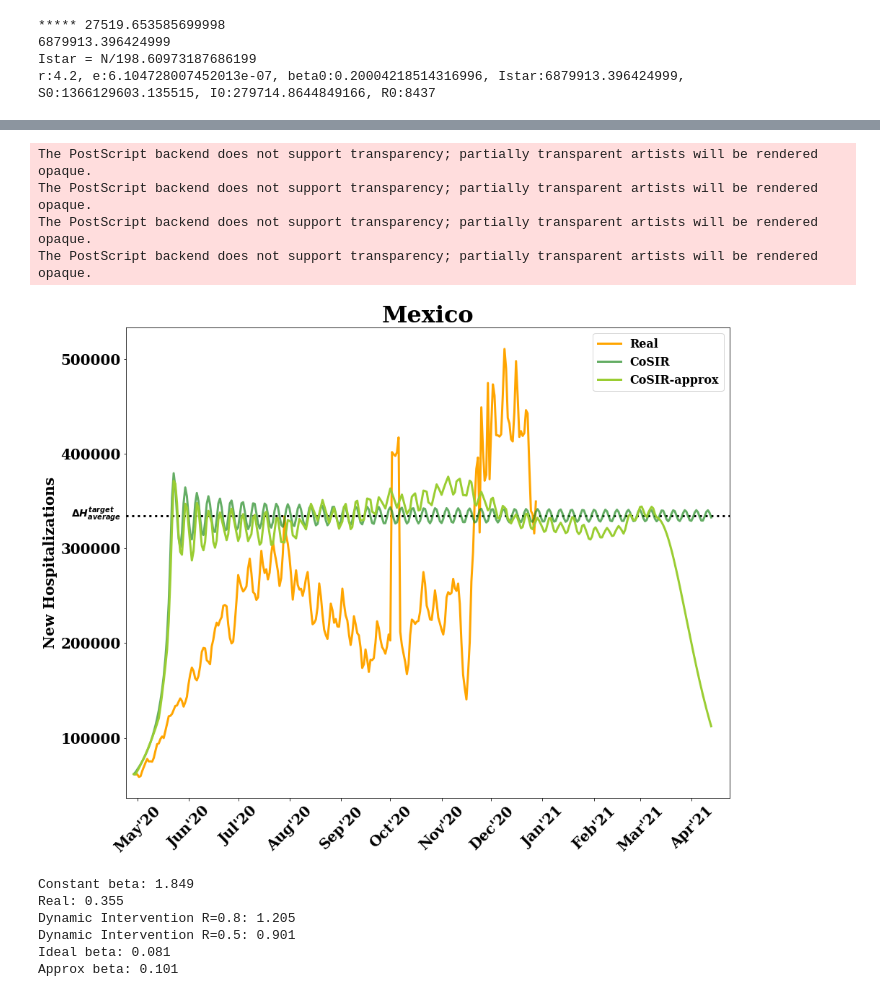
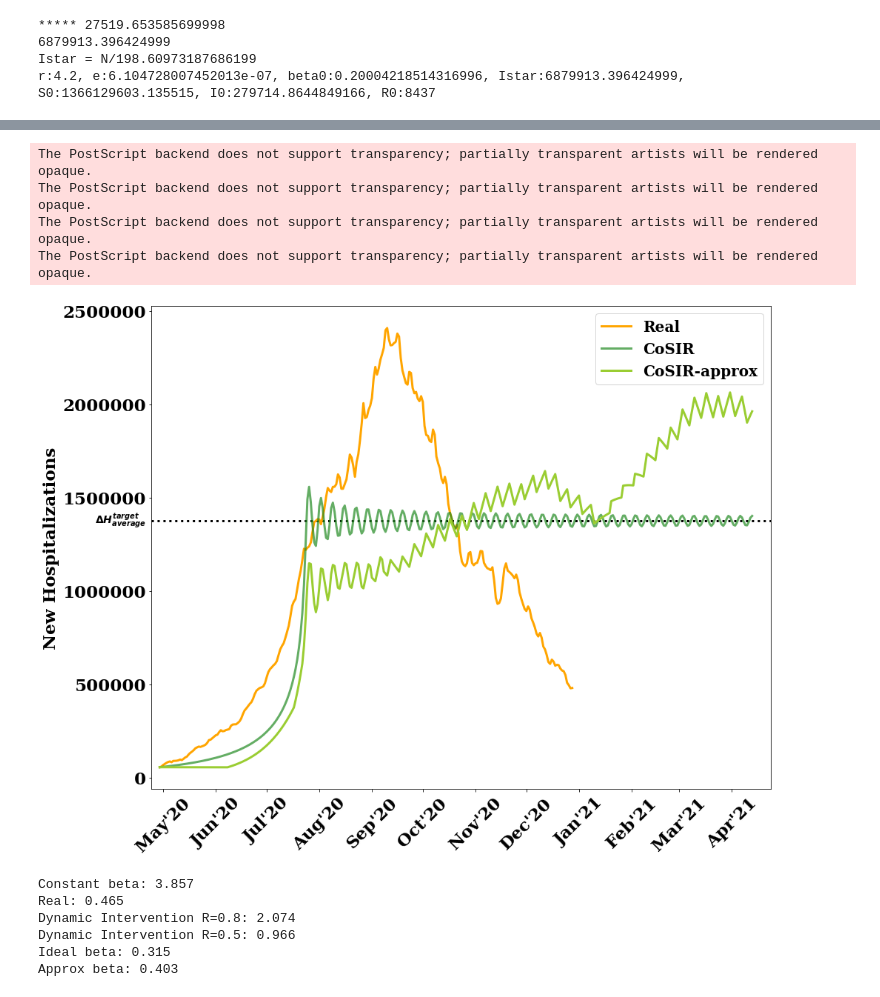
Before and after one commit to dsindiavscovid/CoSIR, a Jupyter notebook: baselines.ipynb, the cells around one changed output, grey strips where cells are left out. Cells and saved outputs as stored; diff of their text form; code cells hidden in the pictures.

```diff
--- a/baselines.ipynb
+++ b/baselines.ipynb
@@ -29,7 +29,7 @@ def moving_average(x, window):
     x1 = [np.mean(x[max(0, i-w):min(l, i+w+1)]) for i in range(l)]
     return np.array(x1)
 # %%
-meta = getMetaData("India")
+meta = getMetaData("Mumbai")
 
 
 if(meta['region_type'] == 'country'):
@@ -222,7 +222,9 @@ def find_approximation(beta, klevels, loss_function):
 # %%
 S_ideal, I_ideal, R_ideal, beta_ideal = solve_sir_lv_control(S0, I0, R0, beta0, N, r, e, gamma, eta, t)
 # %%
-klevels = np.array([0.05*i for i in range(1,21)])
+# klevels = np.array([0.05*i for i in range(1,21)])
+klevels = np.array([0.05*i for i in range(2,12)])
+# klevels = [0.1, 0.15, 0.2, 0.25, 0.3, 0.35, 0.4, 0.5, 0.6, 0.7]
 print(klevels)
 loss_function = lambda x,y: (x-y)**2
 beta_approx = find_approximation(beta_ideal, klevels, loss_function)
@@ -285,35 +286,35 @@ plt.tick_params(axis='y', which='minor', left=False, right=False)
 
 
 plt.hlines(y=Istar*gamma, xmin=-5, xmax=tsteps+10, linestyles='dotted')
 # plt.axvline(x=len(deltaI_real), ls=':', color='black')
 
 trans = transforms.blended_transform_factory(ax.get_yticklabels()[0].get_transform(), ax.transData)
 ax.text(0, Istar*gamma+1000, r'$\Delta H^{target}_{average}$', color="black", transform=trans, ha="right", va="center", fontsize=14)
 
 trans = transforms.blended_transform_factory(ax.get_xticklabels()[0].get_transform(), ax.transData)
 
 ax.plot(range(len(deltaI_real)), deltaI_real_c, '-', label='Real', color='orange')
 
 # ax.plot(t, I_cons*gamma, label=r'Constant $\beta$', ls='--', color='grey')
 
 # ax.plot(t, I_dI_l*gamma, label='DI_low', color='dodgerblue')
 # ax.plot(t, I_dI_h*gamma, label='DI_high', color='lightskyblue')
 
 ax.plot(t, I_ideal*gamma, '-', alpha=0.7, label='CoSIR', color='forestgreen')
 ax.plot(t, I_approx*gamma, '-', label='CoSIR-approx', color='yellowgreen')
 # plt.grid()
 plt.legend()
 plt.xticks(xticks_idx, xticks, rotation = 45)
 plt.ylabel("New Hospitalizations", fontweight='bold')
 # plt.xlabel("Time", fontweight='bold')
-plt.title(meta['region'], fontsize = 32, fontweight = 'bold')
+# plt.title(meta['region'], fontsize = 32, fontweight = 'bold')
 plt.savefig('./graphs/{}_deltaIcasecounts_linear.eps'.format(meta['region']), format='eps')
 # %% [output]
 The PostScript backend does not support transparency; partially transparent artists will be rendered opaque.
 The PostScript backend does not support transparency; partially transparent artists will be rendered opaque.
 The PostScript backend does not support transparency; partially transparent artists will be rendered opaque.
 The PostScript backend does not support transparency; partially transparent artists will be rendered opaque.
-[figure, old version]
+[figure, new version]
 # %%
 # import matplotlib.transforms as transforms
 # fig, ax = plt.subplots(figsize=(15,10))
@@ -367,12 +368,12 @@ print("Approx beta: {:.3f}".format(getControlMetrics(I_approx[:l]*gamma, Istar*g
 # print("Dynamic Intervention beta R=0.8: {}".format(getControlMetrics(I_dI_h*gamma, Istar*gamma)))
 # print("Dynamic Intervention beta R=0.5: {}".format(getControlMetrics(I_dI_l*gamma, Istar*gamma)))
 # %% [output]
-Constant beta: 1.849
-Real: 0.355
-Dynamic Intervention R=0.8: 1.205
-Dynamic Intervention R=0.5: 0.901
-Ideal beta: 0.081
-Approx beta: 0.101
+Constant beta: 3.857
+Real: 0.465
+Dynamic Intervention R=0.8: 2.074
+Dynamic Intervention R=0.5: 0.966
+Ideal beta: 0.315
+Approx beta: 0.403
 # %%
 def getIBelowAboveIstar(I, Istar):
     below = 0
```
Also changed, not shown: parts of 8 cells of this notebook, 21 other files.
